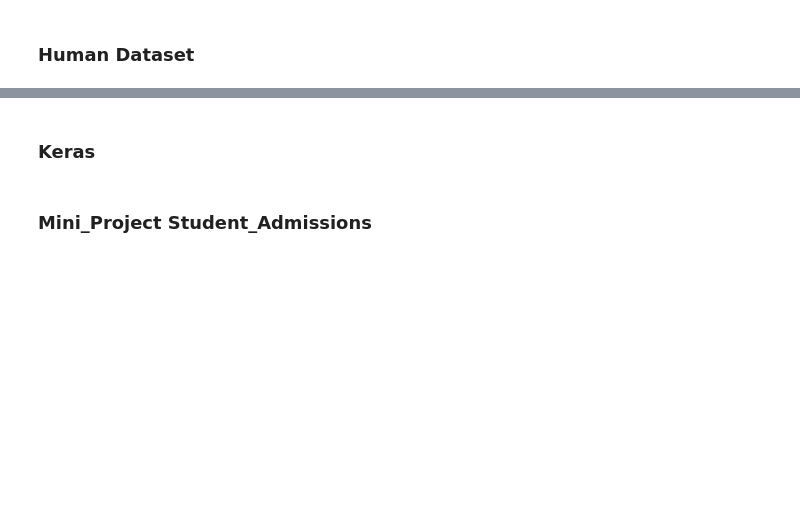
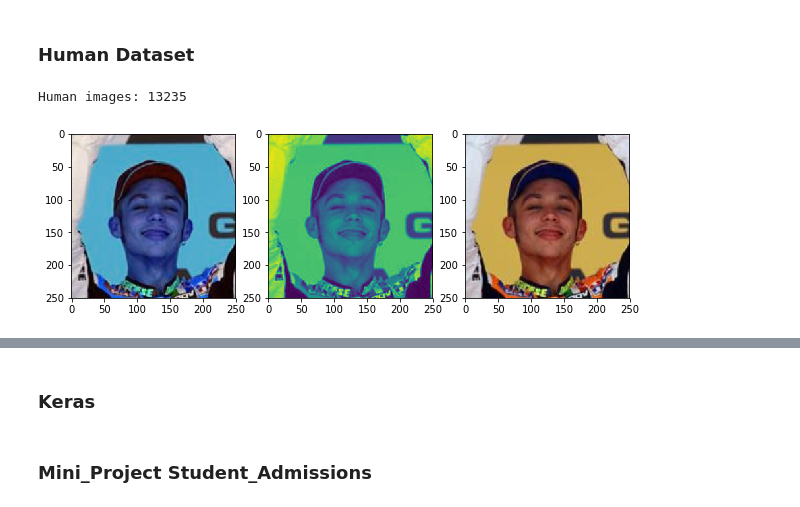
Before and after one commit to ksooklall/Artificial-Intelligence, a Jupyter notebook: Term_2/my_dog_ai.ipynb, the cells around one changed output, grey strips where cells are left out. Cells and saved outputs as stored; diff of their text form; code cells hidden in the pictures; blank space fills up the shorter version.

```diff
--- a/Term_2/my_dog_ai.ipynb
+++ b/Term_2/my_dog_ai.ipynb
@@ -53,17 +54,21 @@ plt.show()
 # %% [markdown]
 ### Human Dataset
 # %%
-h_data = np.array(glob('lfw/*/*'))
+h_data = np.array(glob('dog-project/lfw/*/*'))
 print('Human images: {}'.format(np.shape(h_data)[0]))
+# %% [output]
+Human images: 13235
 # %%
-img = cv2.imread(h_data[1])
+img = cv2.imread(h_data[100])
 gray = cv2.cvtColor(img, cv2.COLOR_BGR2GRAY)
 plt.figure(figsize=(10,5))
 plt.subplot(131)
 plt.imshow(img)
 plt.subplot(132)
 plt.imshow(gray)
 plt.subplot(133)
 plt.imshow(cv2.cvtColor(img, cv2.COLOR_BGR2RGB))
 plt.show()
+# %% [output]
+[figure, added]
 # %%
```
Also changed, not shown: parts of 8 cells of this notebook, 3 other files.
